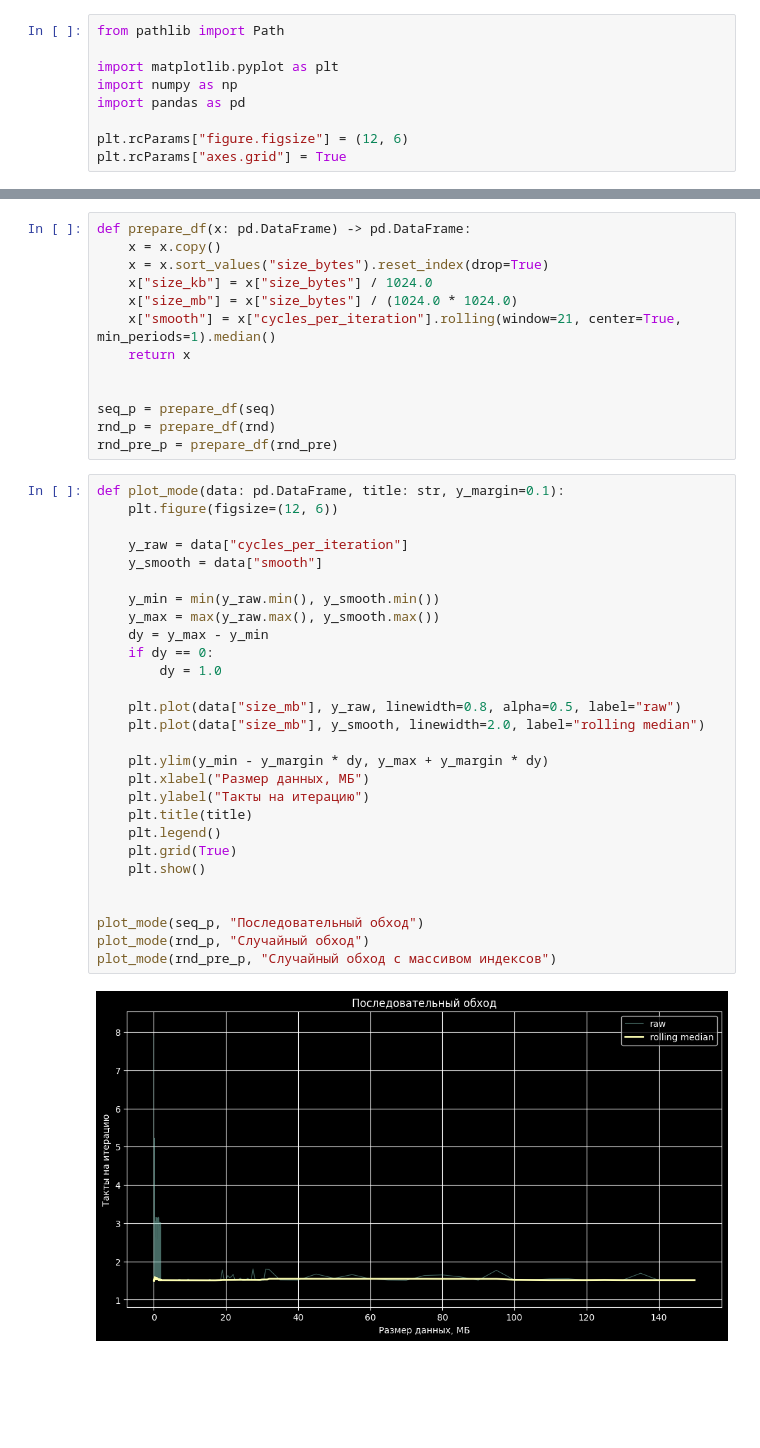
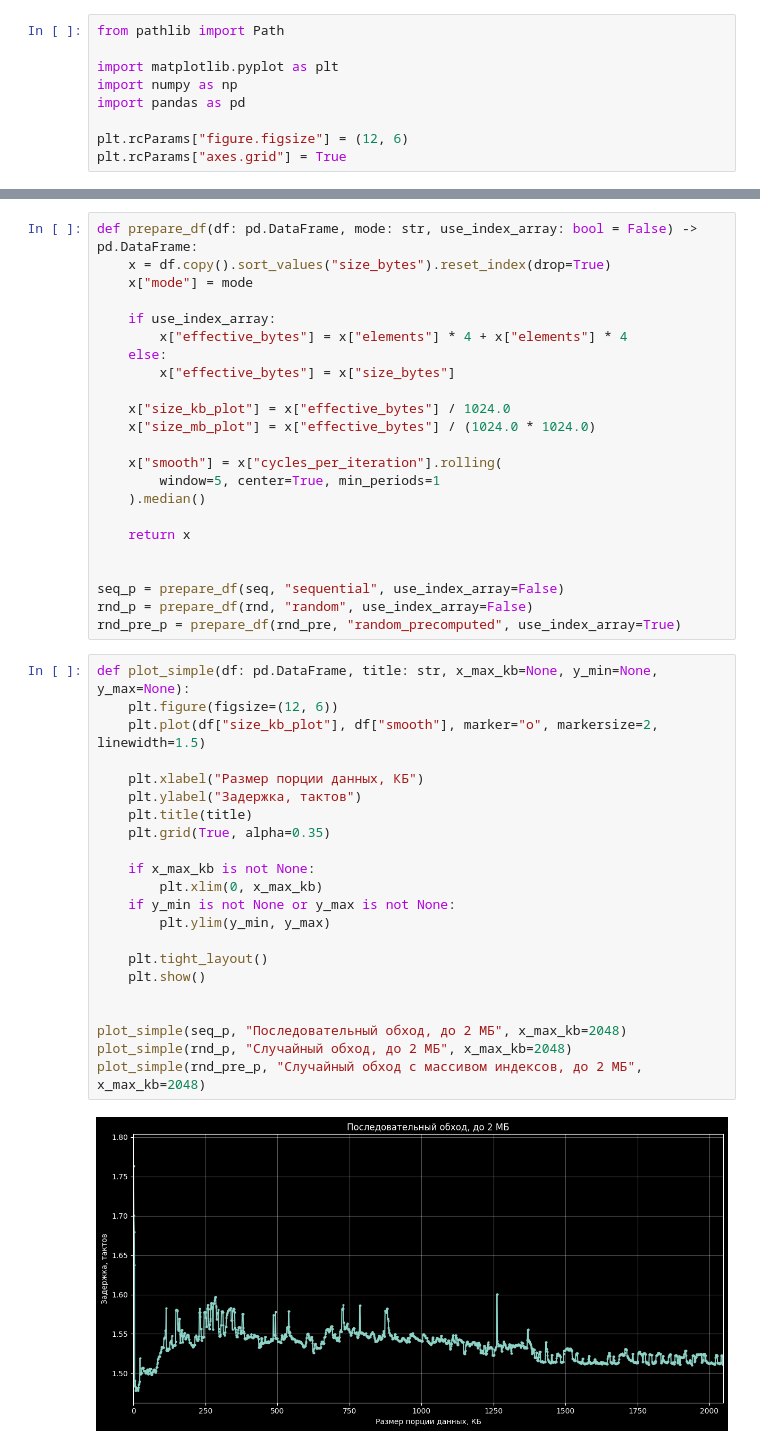
Before and after one commit to domster704/parallel-programming-labs, a Jupyter notebook: lab4-cache/analyze.ipynb, the cells around one changed output, grey strips where cells are left out. Drawn from its saved outputs; the diff is of its cells as text; blank space fills up the shorter version.

```diff
--- a/lab4-cache/analyze.ipynb
+++ b/lab4-cache/analyze.ipynb
@@ -26,43 +48,47 @@ for name, part in [("sequential", seq), ("random", rnd), ("random_precomputed",
 # %%
-def prepare_df(x: pd.DataFrame) -> pd.DataFrame:
-    x = x.copy()
-    x = x.sort_values("size_bytes").reset_index(drop=True)
-    x["size_kb"] = x["size_bytes"] / 1024.0
-    x["size_mb"] = x["size_bytes"] / (1024.0 * 1024.0)
-    x["smooth"] = x["cycles_per_iteration"].rolling(window=21, center=True, min_periods=1).median()
+def prepare_df(df: pd.DataFrame, mode: str, use_index_array: bool = False) -> pd.DataFrame:
+    x = df.copy().sort_values("size_bytes").reset_index(drop=True)
+    x["mode"] = mode
+
+    if use_index_array:
+        x["effective_bytes"] = x["elements"] * 4 + x["elements"] * 4
+    else:
+        x["effective_bytes"] = x["size_bytes"]
+
+    x["size_kb_plot"] = x["effective_bytes"] / 1024.0
+    x["size_mb_plot"] = x["effective_bytes"] / (1024.0 * 1024.0)
+
+    x["smooth"] = x["cycles_per_iteration"].rolling(
+        window=5, center=True, min_periods=1
+    ).median()
+
     return x
 
 
-seq_p = prepare_df(seq)
-rnd_p = prepare_df(rnd)
-rnd_pre_p = prepare_df(rnd_pre)
+seq_p = prepare_df(seq, "sequential", use_index_array=False)
+rnd_p = prepare_df(rnd, "random", use_index_array=False)
+rnd_pre_p = prepare_df(rnd_pre, "random_precomputed", use_index_array=True)
 # %%
-def plot_mode(data: pd.DataFrame, title: str, y_margin=0.1):
+def plot_simple(df: pd.DataFrame, title: str, x_max_kb=None, y_min=None, y_max=None):
     plt.figure(figsize=(12, 6))
+    plt.plot(df["size_kb_plot"], df["smooth"], marker="o", markersize=2, linewidth=1.5)
 
-    y_raw = data["cycles_per_iteration"]
-    y_smooth = data["smooth"]
+    plt.xlabel("Размер порции данных, КБ")
+    plt.ylabel("Задержка, тактов")
+    plt.title(title)
+    plt.grid(True, alpha=0.35)
 
-    y_min = min(y_raw.min(), y_smooth.min())
-    y_max = max(y_raw.max(), y_smooth.max())
-    dy = y_max - y_min
-    if dy == 0:
-        dy = 1.0
+    if x_max_kb is not None:
+        plt.xlim(0, x_max_kb)
+    if y_min is not None or y_max is not None:
+        plt.ylim(y_min, y_max)
 
-    plt.plot(data["size_mb"], y_raw, linewidth=0.8, alpha=0.5, label="raw")
-    plt.plot(data["size_mb"], y_smooth, linewidth=2.0, label="rolling median")
-
-    plt.ylim(y_min - y_margin * dy, y_max + y_margin * dy)
-    plt.xlabel("Размер данных, МБ")
-    plt.ylabel("Такты на итерацию")
-    plt.title(title)
-    plt.legend()
-    plt.grid(True)
+    plt.tight_layout()
     plt.show()
 
 
-plot_mode(seq_p, "Последовательный обход")
-plot_mode(rnd_p, "Случайный обход")
-plot_mode(rnd_pre_p, "Случайный обход с массивом индексов")
+plot_simple(seq_p, "Последовательный обход, до 2 МБ", x_max_kb=2048)
+plot_simple(rnd_p, "Случайный обход, до 2 МБ", x_max_kb=2048)
+plot_simple(rnd_pre_p, "Случайный обход с массивом индексов, до 2 МБ", x_max_kb=2048)
 # %% [output]
-[figure, old version]
+[figure, new version]
```
Also changed, not shown: parts of 15 cells of this notebook, 2 other files.
